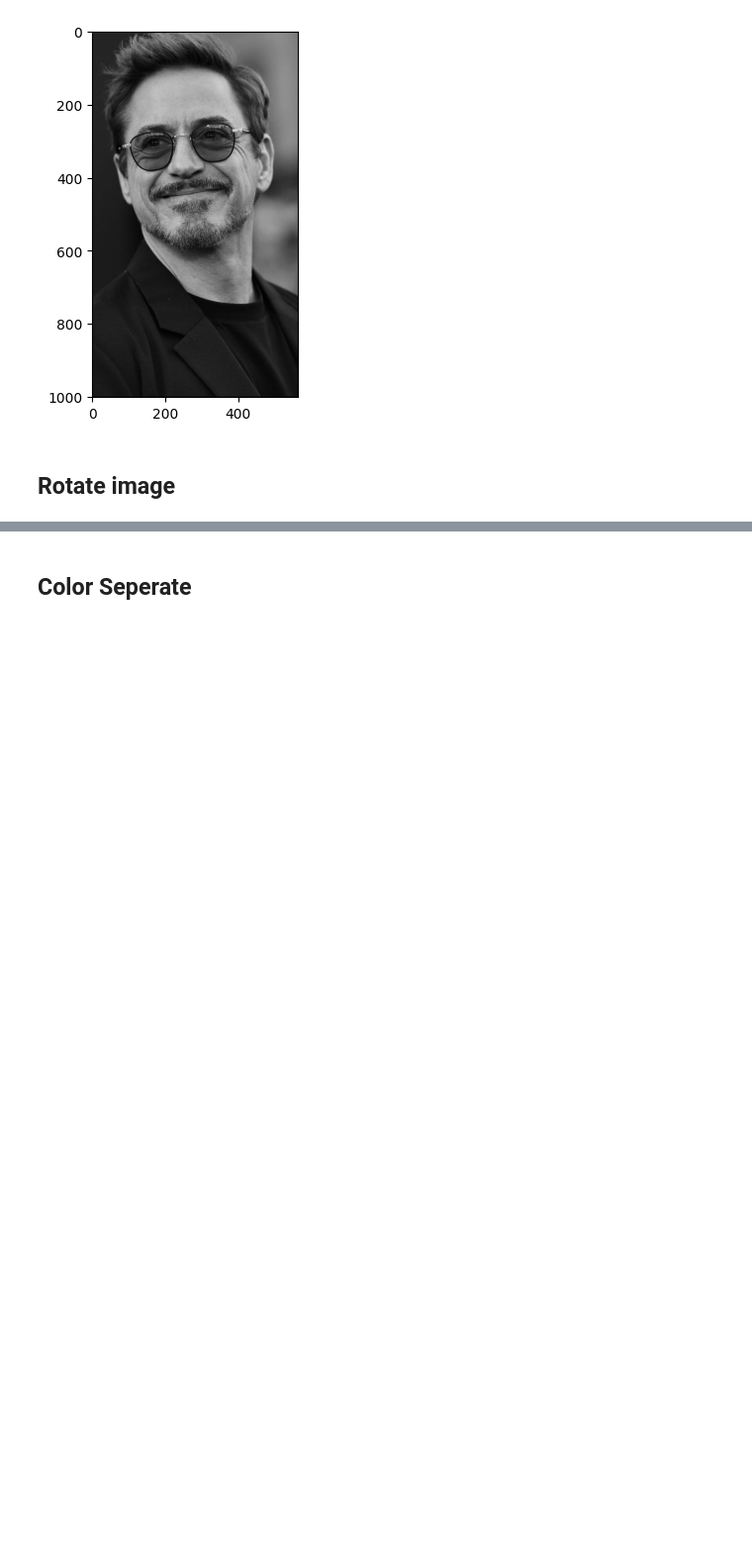
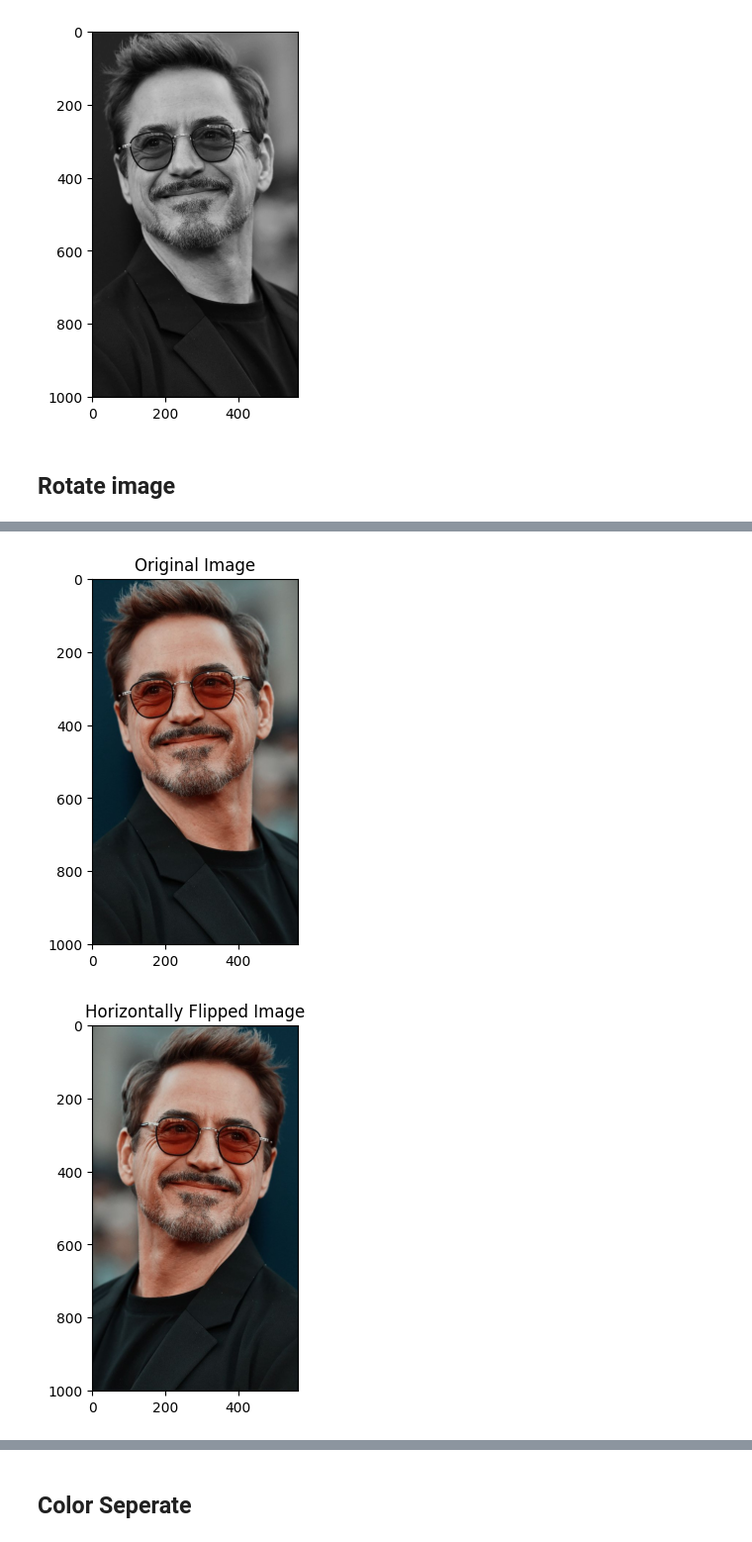
Before and after one commit to levanduy093-work/project1_image_processor, a Jupyter notebook: main.ipynb, the cells around one changed output, grey strips where cells are left out. Shown at 99% size. Saved outputs shown, nothing was run; the diff lists cells and outputs as text; code cells hidden in the pictures; blank space fills up the shorter version.

```diff
--- a/main.ipynb
+++ b/main.ipynb
@@ -99,0 +64,18 @@ plt.show()
+# %%
+import cv2
+import matplotlib.pyplot as plt
+
+image_path = 'raw_image/robert_raw.png'
+image = cv2.imread(image_path)
+plt.imshow(image[:, :, ::-1])
+plt.title('Original Image')
+plt.show()
+
+# Xoay ngang tấm hình
+result = image[:, ::-1]
+plt.imshow(result[:, :, ::-1])
+plt.title('Horizontally Flipped Image')
+plt.show()
+# %% [output]
+[figure, added]
+[figure, added]
```
Also changed, not shown: parts of 9 cells of this notebook, 3 other files.
